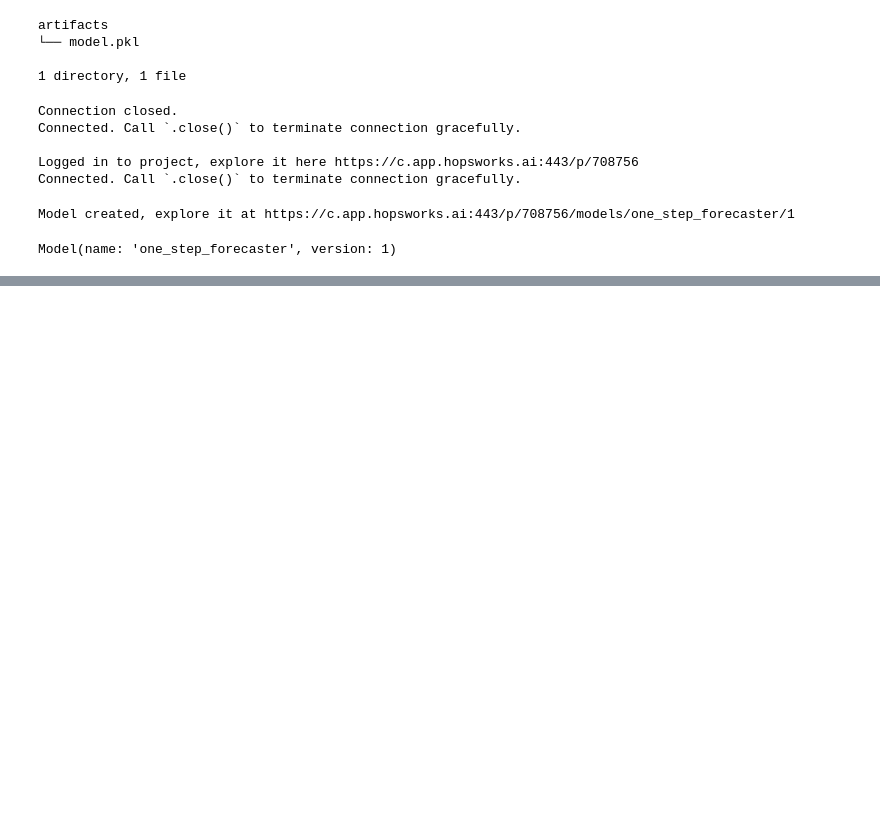
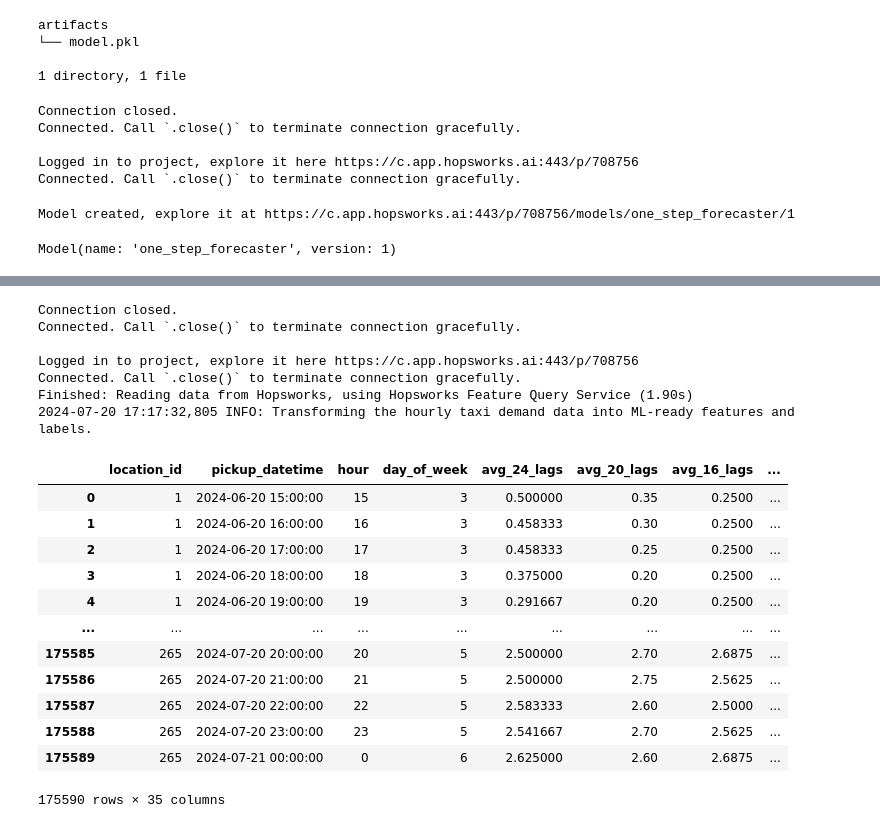
Before and after one commit to ncheymbamalu/taxi-demand-forecasting, a Jupyter notebook: notebooks/taxi_demand_forecasting.ipynb, the cells around one changed output, grey strips where cells are left out. Saved outputs shown, nothing was run; the diff lists cells and outputs as text; code cells hidden in the pictures; blank space fills up the shorter version.

```diff
--- a/notebooks/taxi_demand_forecasting.ipynb
+++ b/notebooks/taxi_demand_forecasting.ipynb
@@ -391,0 +429,24 @@ assert np.mean(tabular_data.values == tabular_data_confirm.values) == 1
+# %%
+# output an ML-ready dataset of features and labels from the latest NYC taxi demand data
+fetch_and_transform()
+# %% [output]
+Connection closed.
+Connected. Call `.close()` to terminate connection gracefully.
+
+Logged in to project, explore it here https://c.app.hopsworks.ai:443/p/708756
+Connected. Call `.close()` to terminate connection gracefully.
+Finished: Reading data from Hopsworks, using Hopsworks Feature Query Service (1.90s)
+2024-07-20 17:17:32,805 INFO: Transforming the hourly taxi demand data into ML-ready features and labels.
+|  | location_id | pickup_datetime | hour | day_of_week | avg_24_lags | avg_20_lags | avg_16_lags | ... |
+| 0 | 1 | 2024-06-20 15:00:00 | 15 | 3 | 0.500000 | 0.35 | 0.2500 | ... |
+| 1 | 1 | 2024-06-20 16:00:00 | 16 | 3 | 0.458333 | 0.30 | 0.2500 | ... |
+| 2 | 1 | 2024-06-20 17:00:00 | 17 | 3 | 0.458333 | 0.25 | 0.2500 | ... |
+| 3 | 1 | 2024-06-20 18:00:00 | 18 | 3 | 0.375000 | 0.20 | 0.2500 | ... |
+| 4 | 1 | 2024-06-20 19:00:00 | 19 | 3 | 0.291667 | 0.20 | 0.2500 | ... |
+| ... | ... | ... | ... | ... | ... | ... | ... | ... |
+| 175585 | 265 | 2024-07-20 20:00:00 | 20 | 5 | 2.500000 | 2.70 | 2.6875 | ... |
+| 175586 | 265 | 2024-07-20 21:00:00 | 21 | 5 | 2.500000 | 2.75 | 2.5625 | ... |
+| 175587 | 265 | 2024-07-20 22:00:00 | 22 | 5 | 2.583333 | 2.60 | 2.5000 | ... |
+| 175588 | 265 | 2024-07-20 23:00:00 | 23 | 5 | 2.541667 | 2.70 | 2.5625 | ... |
+| 175589 | 265 | 2024-07-21 00:00:00 | 0 | 6 | 2.625000 | 2.60 | 2.6875 | ... |
+175590 rows × 35 columns
```
Also changed, not shown: parts of 8 cells of this notebook, 10 other files.
